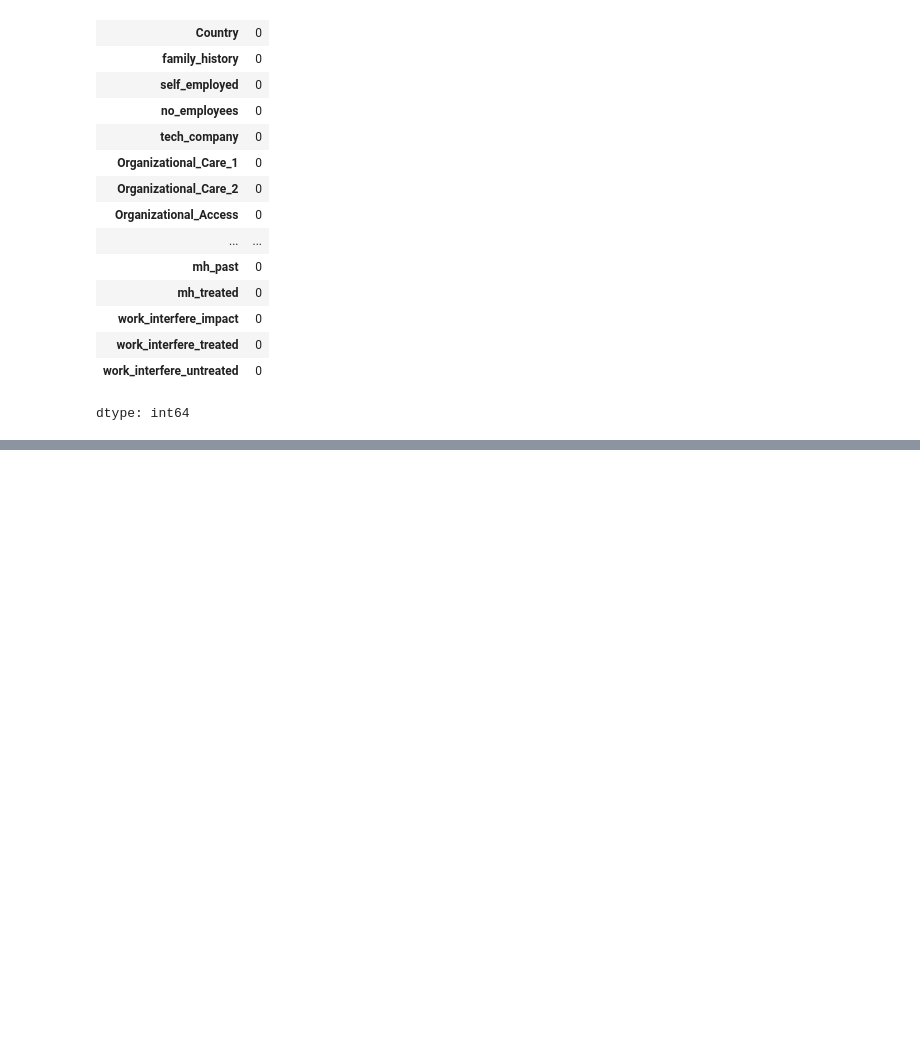
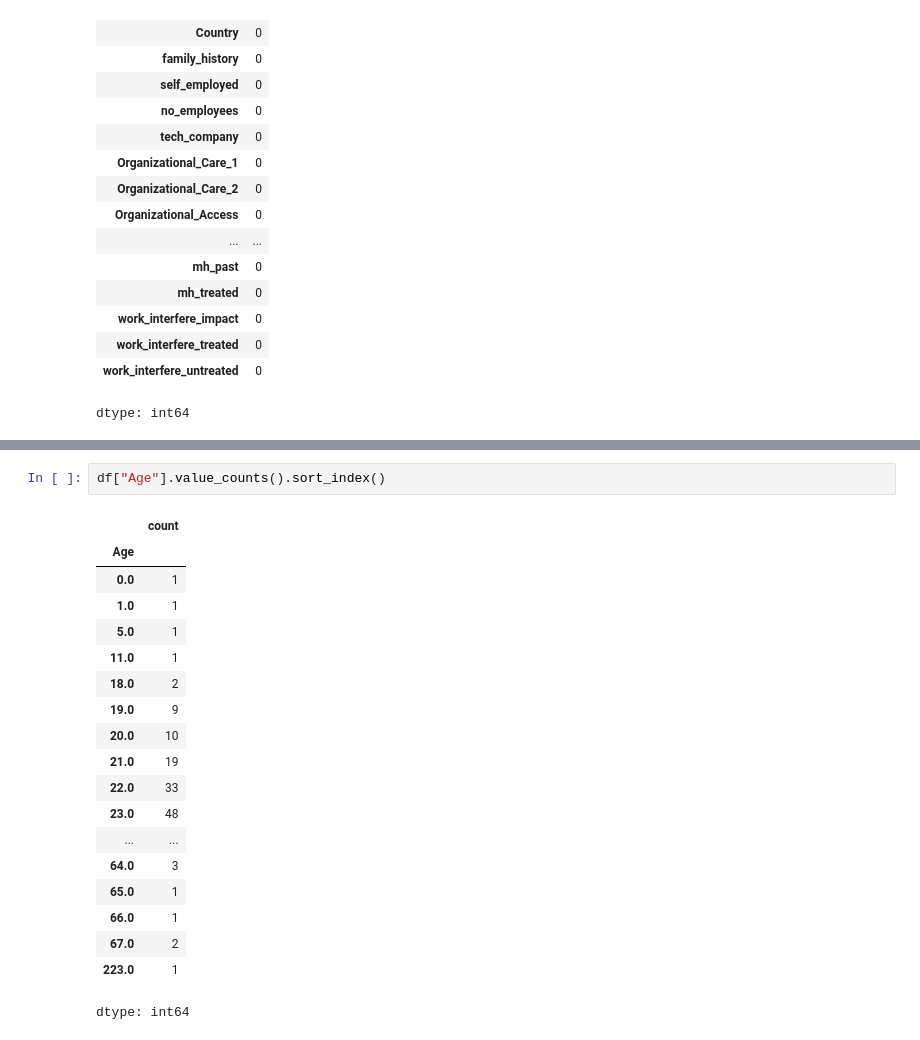
Before and after one commit to JH-Y-324/first-repository, a Jupyter notebook: surveys.ipynb, the cells around one changed output, grey strips where cells are left out. Saved outputs shown, nothing was run; the diff lists cells and outputs as text; blank space fills up the shorter version.

```diff
--- a/surveys.ipynb
+++ b/surveys.ipynb
@@ -669,0 +677,22 @@ files.download("df_missing_handled.csv")
+# %%
+df["Age"].value_counts().sort_index()
+# %% [output]
+|  | count |
+| Age |  |
+| 0.0 | 1 |
+| 1.0 | 1 |
+| 5.0 | 1 |
+| 11.0 | 1 |
+| 18.0 | 2 |
+| 19.0 | 9 |
+| 20.0 | 10 |
+| 21.0 | 19 |
+| 22.0 | 33 |
+| 23.0 | 48 |
+| ... | ... |
+| 64.0 | 3 |
+| 65.0 | 1 |
+| 66.0 | 1 |
+| 67.0 | 2 |
+| 223.0 | 1 |
+dtype: int64
```
Also changed, not shown: parts of 38 cells of this notebook.
